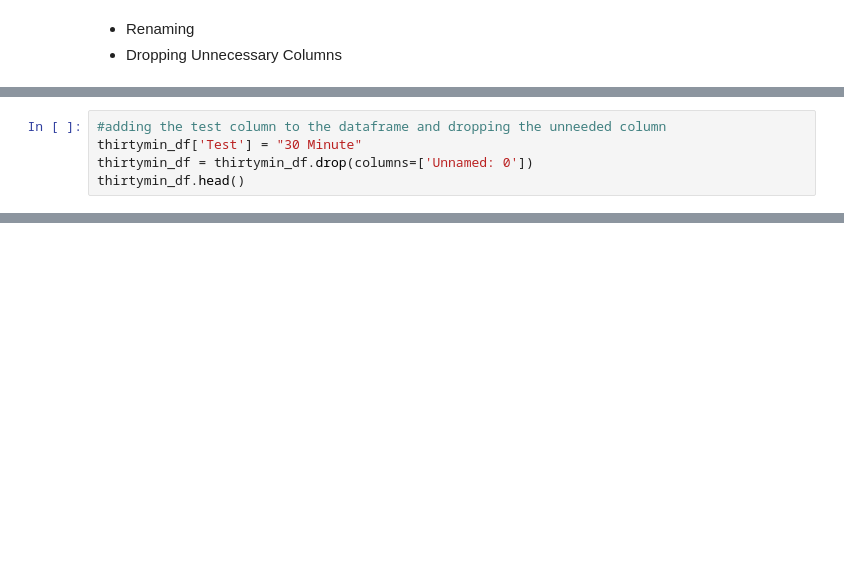
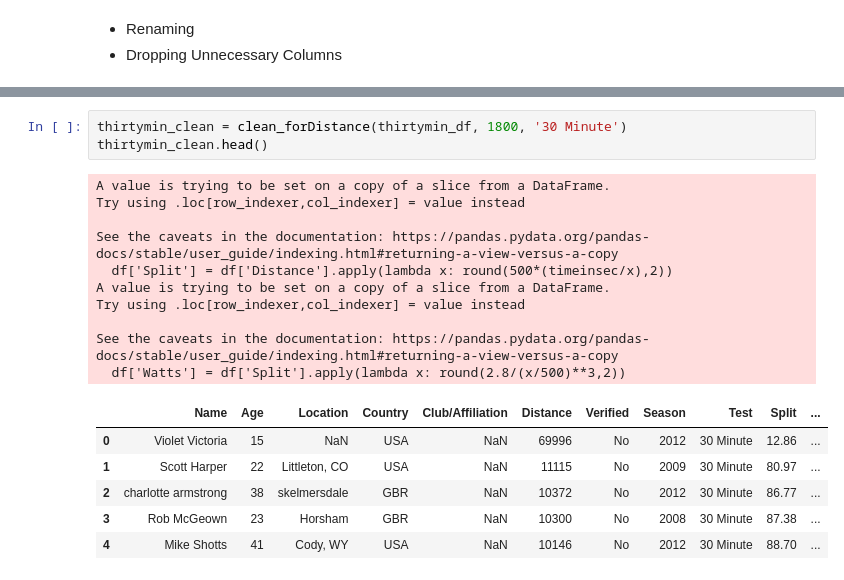
Before and after one commit to JohnShuford/FITDAT, a Jupyter notebook: Notebooks/Performance_Analysis.ipynb, the cells around one changed output, grey strips where cells are left out. Cells and saved outputs as stored; diff of their text form; blank space fills up the shorter version.

```diff
--- a/Notebooks/Performance_Analysis.ipynb
+++ b/Notebooks/Performance_Analysis.ipynb
@@ -99,5 +76,0 @@ fourmin_df.head()
-# %%
-#adding the test column to the dataframe and dropping the unneeded column
-thirtymin_df['Test'] = "30 Minute"
-thirtymin_df = thirtymin_df.drop(columns=['Unnamed: 0'])
-thirtymin_df.head()
@@ -184,0 +97,20 @@ fivek_df.head()
+# %%
+thirtymin_clean = clean_forDistance(thirtymin_df, 1800, '30 Minute')
+thirtymin_clean.head()
+# %% [output]
+A value is trying to be set on a copy of a slice from a DataFrame.
+Try using .loc[row_indexer,col_indexer] = value instead
+
+See the caveats in the documentation: https://pandas.pydata.org/pandas-docs/stable/user_guide/indexing.html#returning-a-view-versus-a-copy
+  df['Split'] = df['Distance'].apply(lambda x: round(500*(timeinsec/x),2))
+A value is trying to be set on a copy of a slice from a DataFrame.
+Try using .loc[row_indexer,col_indexer] = value instead
+
+See the caveats in the documentation: https://pandas.pydata.org/pandas-docs/stable/user_guide/indexing.html#returning-a-view-versus-a-copy
+  df['Watts'] = df['Split'].apply(lambda x: round(2.8/(x/500)**3,2))
+|  | Name | Age | Location | Country | Club/Affiliation | Distance | Verified | Season | Test | Split | ... |
+| 0 | Violet Victoria | 15 | NaN | USA | NaN | 69996 | No | 2012 | 30 Minute | 12.86 | ... |
+| 1 | Scott Harper | 22 | Littleton, CO | USA | NaN | 11115 | No | 2009 | 30 Minute | 80.97 | ... |
+| 2 | charlotte armstrong | 38 | skelmersdale | GBR | NaN | 10372 | No | 2012 | 30 Minute | 86.77 | ... |
+| 3 | Rob McGeown | 23 | Horsham | GBR | NaN | 10300 | No | 2008 | 30 Minute | 87.38 | ... |
+| 4 | Mike Shotts | 41 | Cody, WY | USA | NaN | 10146 | No | 2012 | 30 Minute | 88.70 | ... |
```
Also changed, not shown: parts of 40 cells of this notebook, 39 other files.
